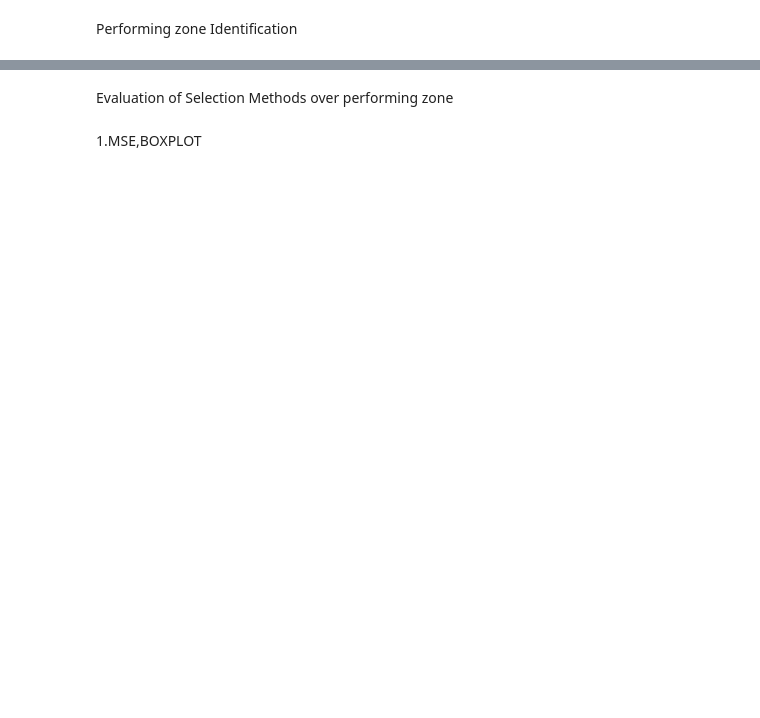
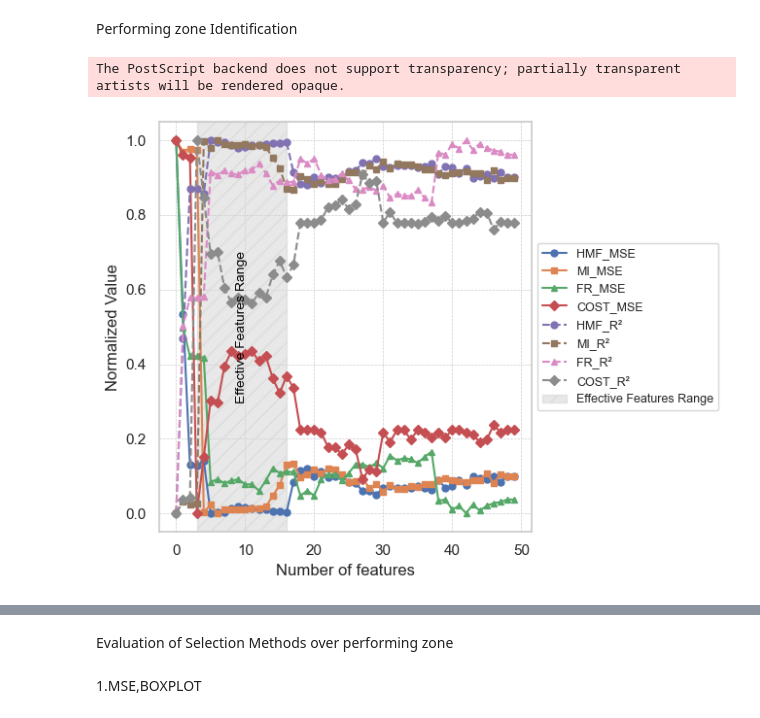
Before and after one commit to leopordu/features-extraction-and-yield-prediction, a Jupyter notebook: Features_extraction_code.ipynb, the cells around one changed output, grey strips where cells are left out. Cells and saved outputs as stored; diff of their text form; code cells hidden in the pictures; blank space fills up the shorter version.

```diff
--- a/Features_extraction_code.ipynb
+++ b/Features_extraction_code.ipynb
@@ -335,3 +677,63 @@ Performing zone Identification
 # %%
 df = pd.read_csv("Data/RF_SELECTION_METHODS_EVALUATION.csv", encoding='ISO-8859-1')#contain all MSE AND R2 for all features extraction methods by importance
 # Load the dataset
+# %%
+import pandas as pd
+import matplotlib.pyplot as plt
+import matplotlib as mpl
+
+# Font and EPS compatibility
+mpl.rcParams['font.family'] = 'Arial'
+mpl.rcParams['font.size'] = 10
+mpl.rcParams['ps.fonttype'] = 42
+mpl.rcParams['pdf.fonttype'] = 42
+
+# Assume df is already loaded
+# df = pd.read_csv("RF_SELECTION_METHODS_EVALUATION.csv")
+
+# Metric columns
+mse_columns = ['HMF_MSE', 'MI_MSE', 'FR_MSE', 'COST_MSE']
+r2_columns = ['HMF_R²', 'MI_R²', 'FR_R²', 'COST_R²']
+markers = ['o', 's', '^', 'D']  # Different markers for each method
+
+# Normalize
+df_normalized = df.copy()
+for col in mse_columns + r2_columns:
+    df_normalized[col + '_normalized'] = (df[col] - df[col].min()) / (df[col].max() - df[col].min())
+
+# Create plot
+fig, ax = plt.subplots(figsize=(6.6, 5))  # 174 mm × 234 mm
+
+# Plot normalized MSE (solid lines with markers)
+for col, marker in zip(mse_columns, markers):
+    ax.plot(df.index, df_normalized[col + '_normalized'],
+            label=col, linestyle='solid', marker=marker, markersize=5)
+
+# Plot normalized R² (dashed lines with same markers)
+for col, marker in zip(r2_columns, markers):
+    ax.plot(df.index, df_normalized[col + '_normalized'],
+            label=col, linestyle='dashed', marker=marker, markersize=5)
+
+# Highlight range
+ax.axvspan(3, 16, ymin=0, ymax=1, color='lightgray', alpha=0.5, hatch='//', label="Effective Features Range")
+ax.text(9.5, 0.5, "Effective Features Range", fontsize=10, color='black',
+        ha='center', va='center', rotation=90)
+
+# Axis labels and title
+ax.set_xlabel('Number of features')
+ax.set_ylabel('Normalized Value')
+#ax.set_title('Normalized MSE and R² Trends')
+
+# Legend outside
+ax.legend(loc='center left', bbox_to_anchor=(1, 0.5), fontsize=9)
+ax.grid(True, linestyle='--', linewidth=0.5)
+
+plt.tight_layout()
+
+# Save EPS
+fig.savefig("Fig4.eps", format='eps', bbox_inches='tight')
+fig.savefig("Fig4x.pdf", format='pdf', bbox_inches='tight')
+plt.show()
+# %% [output]
+The PostScript backend does not support transparency; partially transparent artists will be rendered opaque.
+[figure, added]
```
Also changed, not shown: parts of 15 cells of this notebook, 1 other file.
